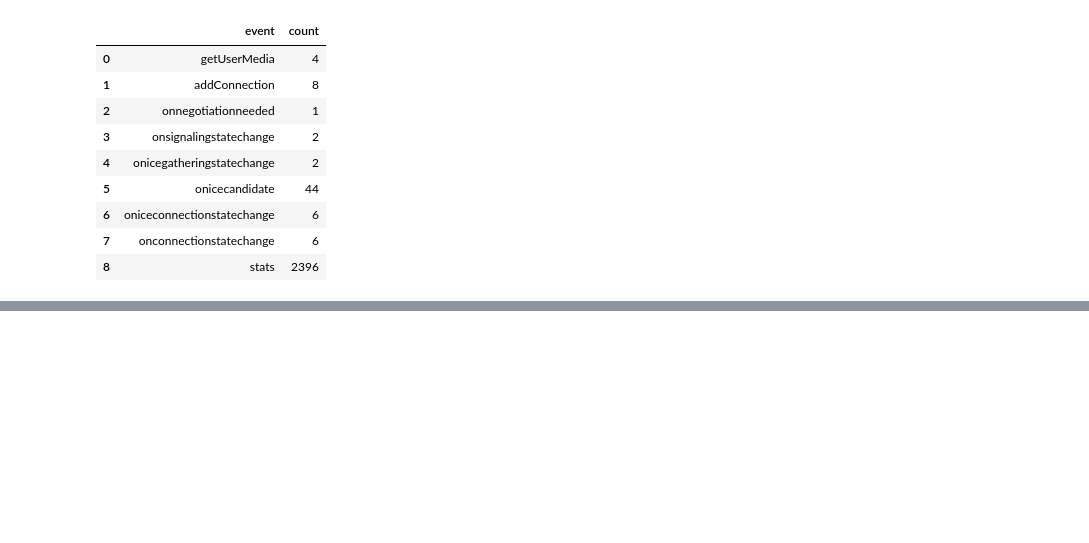
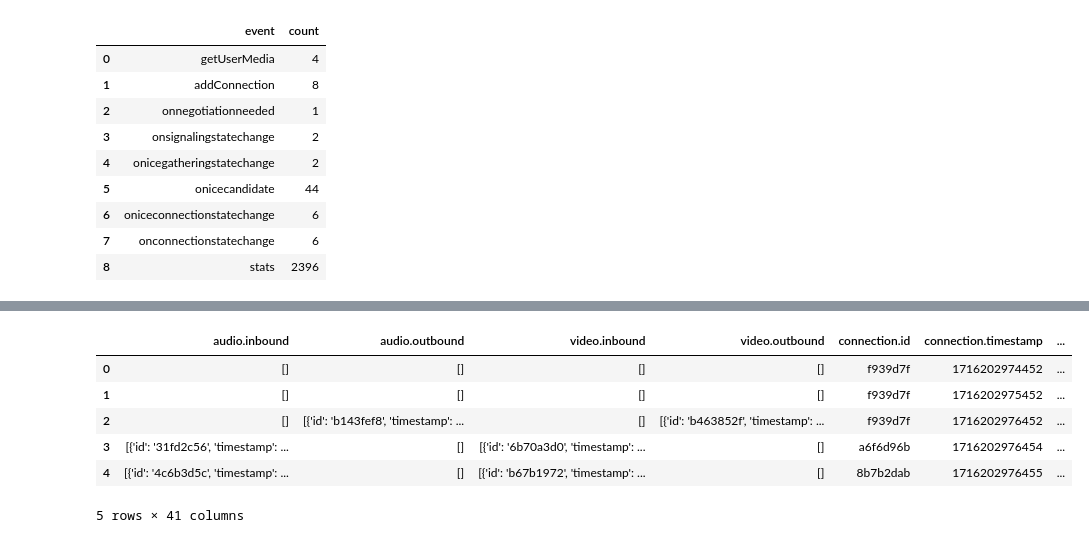
Before and after one commit to codeurjc/Performance-testing-in-the-WebRTC-arena, a Jupyter notebook: new/new.ipynb, the cells around one changed output, grey strips where cells are left out. Cells and saved outputs as stored; diff of their text form; code cells hidden in the pictures; blank space fills up the shorter version.

```diff
--- a/new/new.ipynb
+++ b/new/new.ipynb
@@ -83,0 +77,14 @@ Name: data, Length: 2396, dtype: object
+# %%
+df["data"]
+normalized_qos = pd.json_normalize(df["data"])
+# add df["peerId"] to normalized_qos
+normalized_qos["peerId"] = df["peerId"]
+display(normalized_qos.head())
+# %% [output]
+|  | audio.inbound | audio.outbound | video.inbound | video.outbound | connection.id | connection.timestamp | ... |
+| 0 | [] | [] | [] | [] | f939d7f | 1716202974452 | ... |
+| 1 | [] | [] | [] | [] | f939d7f | 1716202975452 | ... |
+| 2 | [] | [{'id': 'b143fef8', 'timestamp': ... | [] | [{'id': 'b463852f', 'timestamp': ... | f939d7f | 1716202976452 | ... |
+| 3 | [{'id': '31fd2c56', 'timestamp': ... | [] | [{'id': '6b70a3d0', 'timestamp': ... | [] | a6f6d96b | 1716202976454 | ... |
+| 4 | [{'id': '4c6b3d5c', 'timestamp': ... | [] | [{'id': 'b67b1972', 'timestamp': ... | [] | 8b7b2dab | 1716202976455 | ... |
+5 rows × 41 columns
```
Also changed, not shown: parts of 4 cells of this notebook.
